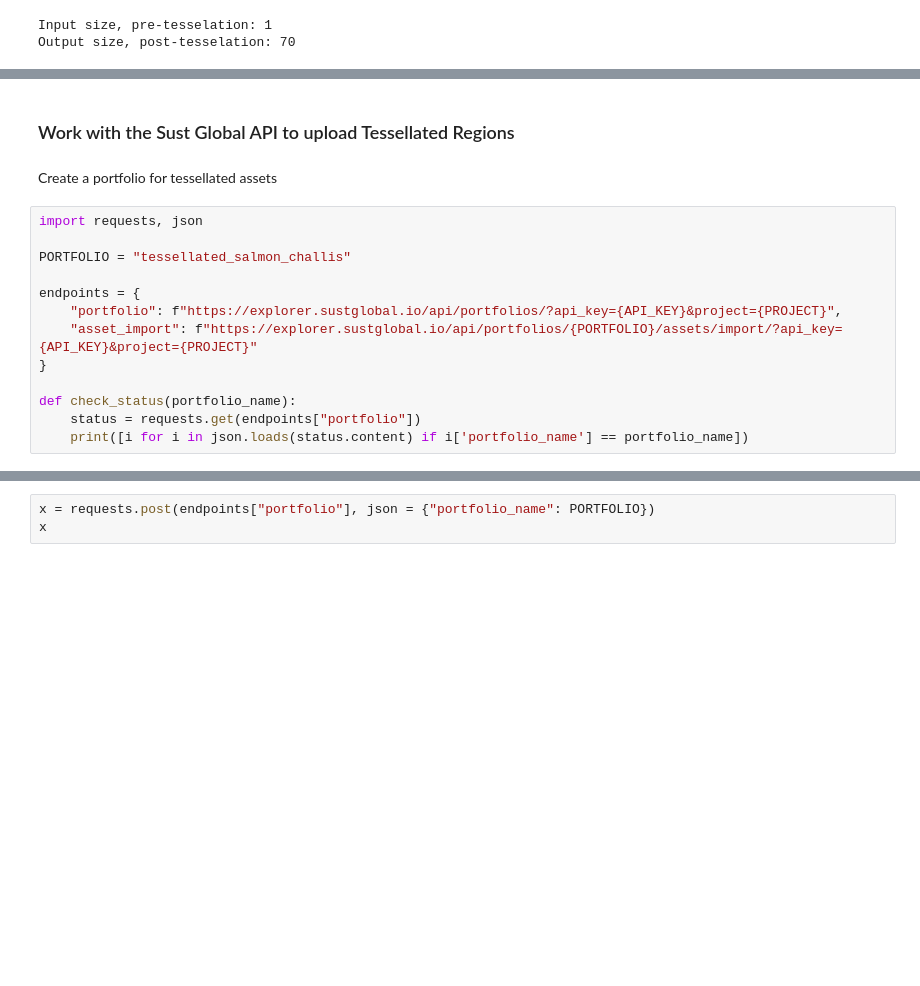
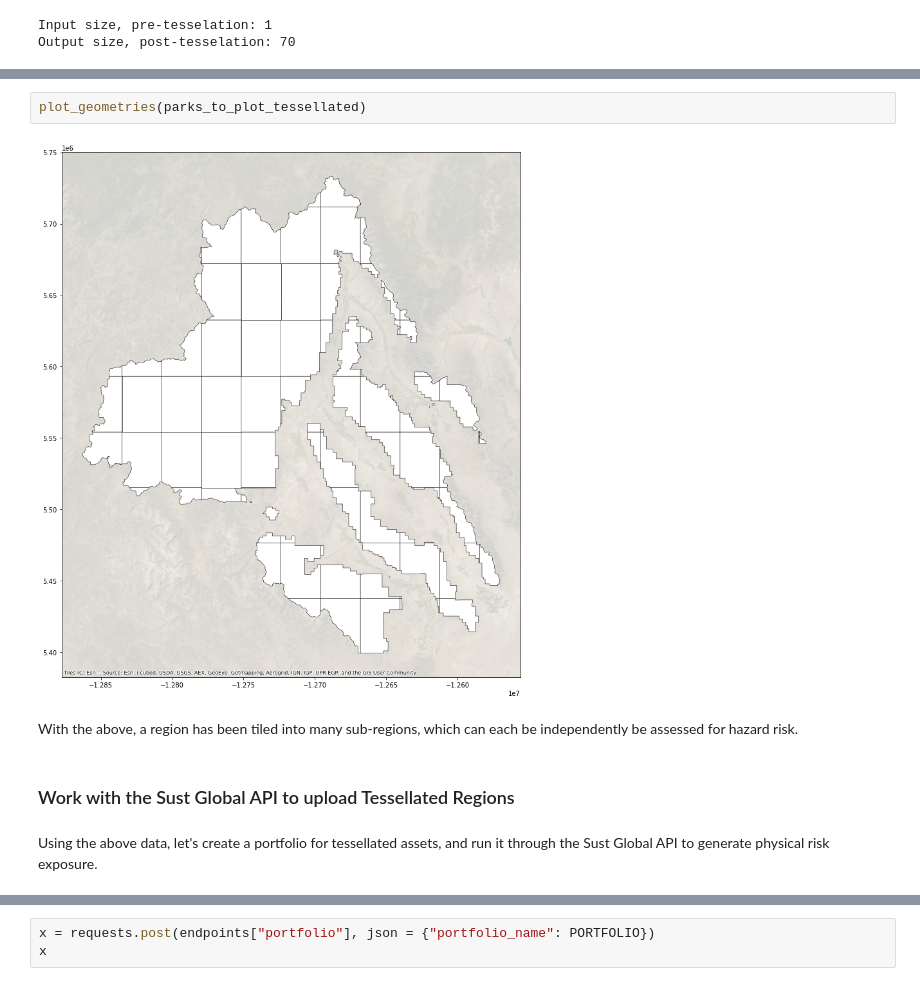
Before and after one commit to sustglobal/dev-center, a Jupyter notebook: jupyter-notebooks/ClimateDataStudio/TiledPolygonProcessing.ipynb, the cells around one changed output, grey strips where cells are left out. Cells and saved outputs as stored; diff of their text form; blank space fills up the shorter version.

Commit message:
Updates to include working with generated risk summaries on tiled assets

```diff
--- a/jupyter-notebooks/ClimateDataStudio/TiledPolygonProcessing.ipynb
+++ b/jupyter-notebooks/ClimateDataStudio/TiledPolygonProcessing.ipynb
@@ -131,17 +118,10 @@ cx.add_basemap(ax, source=cx.providers.Esri.WorldImagery)
+# %%
+plot_geometries(parks_to_plot_tessellated)
+# %% [output]
+[figure, added]
+# %% [markdown]
+With the above, a region has been tiled into many sub-regions, which can each be independently be assessed for hazard risk.
 # %% [markdown]
 ### Work with the Sust Global API to upload Tessellated Regions
-# %% [markdown]
-Create a portfolio for tessellated assets
-# %%
-import requests, json
-
-PORTFOLIO = "tessellated_salmon_challis"
-
-endpoints = {
-    "portfolio": f"https://explorer.sustglobal.io/api/portfolios/?api_key={API_KEY}&project={PROJECT}",
-    "asset_import": f"https://explorer.sustglobal.io/api/portfolios/{PORTFOLIO}/assets/import/?api_key={API_KEY}&project={PROJECT}"
-}
-
-def check_status(portfolio_name):
-    status = requests.get(endpoints["portfolio"])
-    print([i for i in json.loads(status.content) if i['portfolio_name'] == portfolio_name])
+# %% [markdown]
+Using the above data, let's create a portfolio for tessellated assets, and run it through the Sust Global API to generate physical risk exposure.
```
Also changed, not shown: parts of 17 cells of this notebook.
